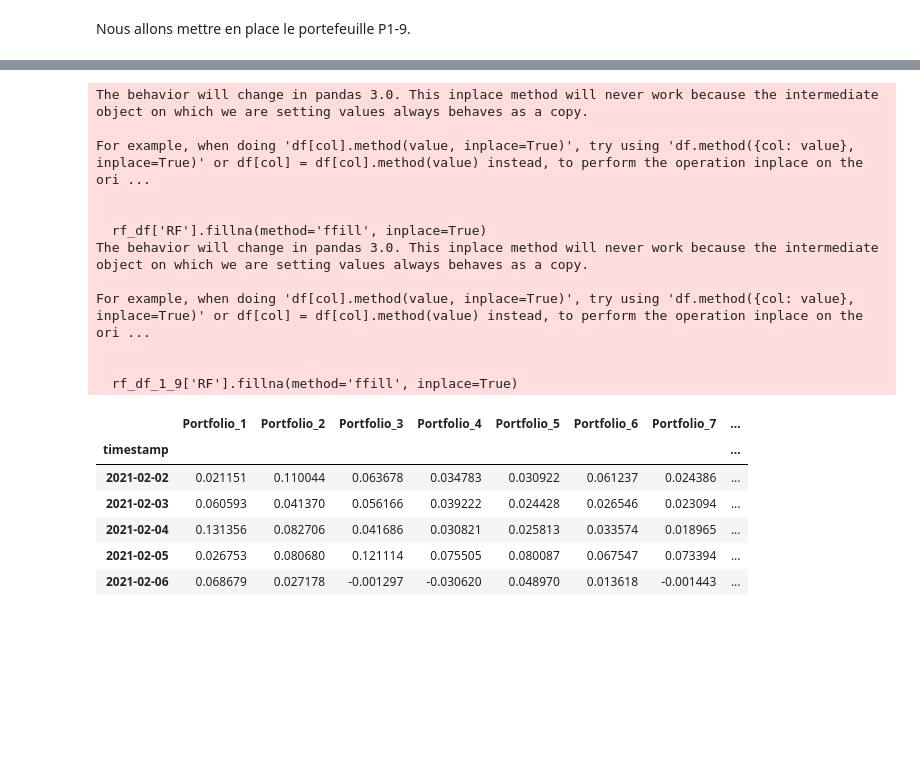
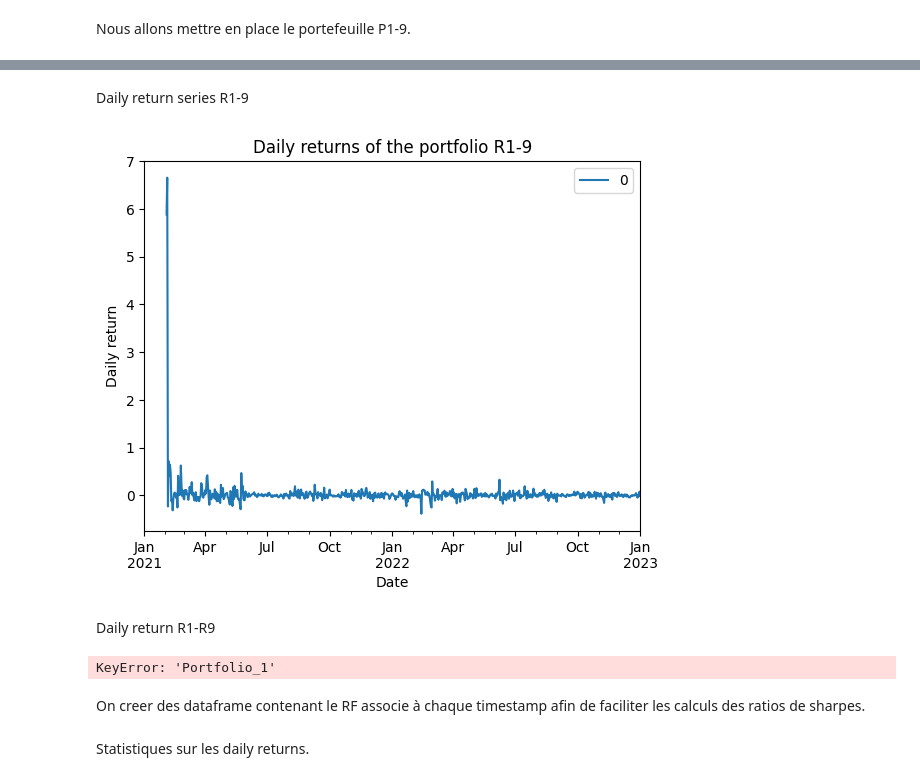
Before and after one commit to meretaensimag/momentum_strategie, a Jupyter notebook: notebook_momentum.ipynb, the cells around one changed output, grey strips where cells are left out. Saved outputs shown, nothing was run; the diff lists cells and outputs as text; code cells hidden in the pictures; blank space fills up the shorter version.

Commit message:
ajout sharpe

```diff
--- a/notebook_momentum.ipynb
+++ b/notebook_momentum.ipynb
@@ -227,3 +219,25 @@ plt.show()
+# %% [markdown]
+Daily return series R1-9
+# %%
+portfolio_1_9 = portfolio_1_9.iloc[1:]
+portfolio_1_9.index = crypto_prices.index
+portfolio_1_9_daily_returns = portfolio_1_9.pct_change()
+portfolio_1_9_daily_returns.plot(title='Daily returns of the portfolio R1-9', xlabel='Date', ylabel='Daily return')
+plt.show()
+# %% [output]
+[figure, added]
+# %% [markdown]
+Daily return R1-R9
+# %%
+#on calcul et on affiche la difference de rentabilite entre le portefeuille 1 et le 9
+portfolio_1_minus_9 = portfolio_1_9_daily_returns["Portfolio_1"] - portfolio_1_9_daily_returns["Portfolio_9"]
+portfolio_1_minus_9 = pd.DataFrame(portfolio_1_minus_9)
+portfolio_1_minus_9.index = crypto_prices.index
+portfolio_1_minus_9.plot(title='Daily returns of the portfolio 1-9', xlabel='Date', ylabel='Daily return')
+# %% [output]
+KeyError: 'Portfolio_1'
+# %% [markdown]
+On creer des dataframe contenant le RF associe à chaque timestamp afin de faciliter les calculs des ratios de sharpes.
 # %%
 first_date = data_factors['timestamp'].min()
 last_date = crypto_prices.index.max()
@@ -231,38 +245,10 @@ last_date = crypto_prices.index.max()
 all_dates = pd.date_range(start=first_date, end=last_date, freq='D')
 rf_df = pd.DataFrame({'timestamp': all_dates}).merge(data_factors[['timestamp', 'RF']], on='timestamp', how='left')
 rf_df['RF'].fillna(method='ffill', inplace=True)
-rf_df['RF'] = rf_df['RF'].str.replace(',', '.').astype(float)/30
+rf_df['RF'] = rf_df['RF'].str.replace(',', '.').astype(float)/100
 
 merged_df = portfolio_daily_returns.merge(rf_df, left_index=True, right_on='timestamp', how='left').set_index('timestamp')
 merged_df = merged_df.loc[rebalancing_dates[0]:]
 merged_df = merged_df.iloc[1:]
-
-rf_df_1_9 = pd.DataFrame({'timestamp': all_dates}).merge(data_factors[['timestamp', 'RF']], on='timestamp', how='left')
-rf_df_1_9['RF'].fillna(method='ffill', inplace=True)
-rf_df_1_9['RF'] = rf_df_1_9['RF'].str.replace(',', '.').astype(float)
-
-merged_df_1_9 = portfolio_1_9_daily_returns.merge(rf_df_1_9, left_index=True, right_on='timestamp', how='left').set_index('timestamp')
-merged_df_1_9 = merged_df_1_9.loc[rebalancing_dates[0]:]
-merged_df_1_9 = merged_df_1_9.iloc[1:]
-
-merged_df.head()
-# %% [output]
-The behavior will change in pandas 3.0. This inplace method will never work because the intermediate object on which we are setting values always behaves as a copy.
-
-For example, when doing 'df[col].method(value, inplace=True)', try using 'df.method({col: value}, inplace=True)' or df[col] = df[col].method(value) instead, to perform the operation inplace on the ori ...
-
-
-  rf_df['RF'].fillna(method='ffill', inplace=True)
-The behavior will change in pandas 3.0. This inplace method will never work because the intermediate object on which we are setting values always behaves as a copy.
-
-For example, when doing 'df[col].method(value, inplace=True)', try using 'df.method({col: value}, inplace=True)' or df[col] = df[col].method(value) instead, to perform the operation inplace on the ori ...
-
-
-  rf_df_1_9['RF'].fillna(method='ffill', inplace=True)
-|  | Portfolio_1 | Portfolio_2 | Portfolio_3 | Portfolio_4 | Portfolio_5 | Portfolio_6 | Portfolio_7 | ... |
-| timestamp |  |  |  |  |  |  |  | ... |
-| 2021-02-02 | 0.021151 | 0.110044 | 0.063678 | 0.034783 | 0.030922 | 0.061237 | 0.024386 | ... |
-| 2021-02-03 | 0.060593 | 0.041370 | 0.056166 | 0.039222 | 0.024428 | 0.026546 | 0.023094 | ... |
-| 2021-02-04 | 0.131356 | 0.082706 | 0.041686 | 0.030821 | 0.025813 | 0.033574 | 0.018965 | ... |
-| 2021-02-05 | 0.026753 | 0.080680 | 0.121114 | 0.075505 | 0.080087 | 0.067547 | 0.073394 | ... |
-| 2021-02-06 | 0.068679 | 0.027178 | -0.001297 | -0.030620 | 0.048970 | 0.013618 | -0.001443 | ... |
+# %% [markdown]
+Statistiques sur les daily returns.
```
Also changed, not shown: parts of 14 cells of this notebook.
